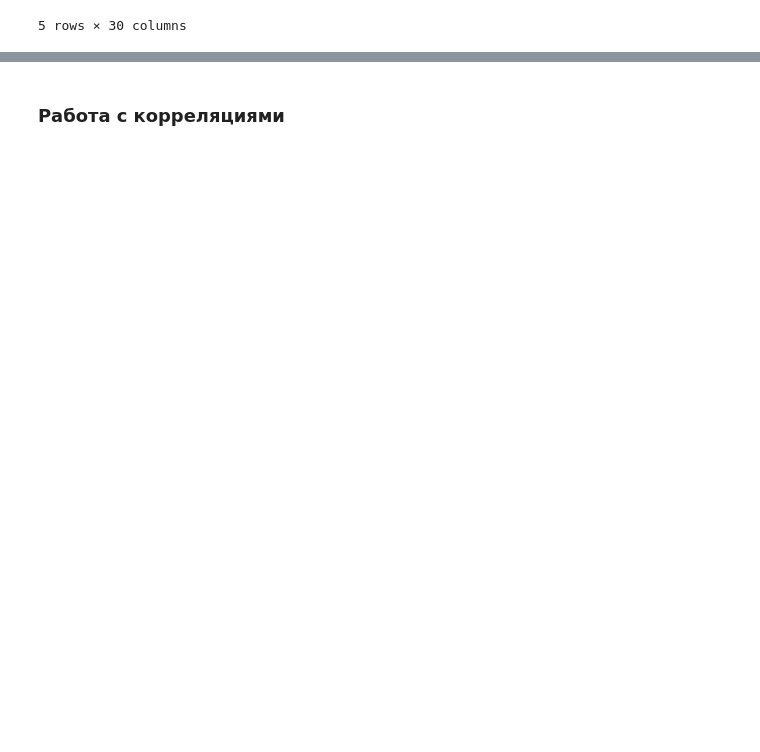
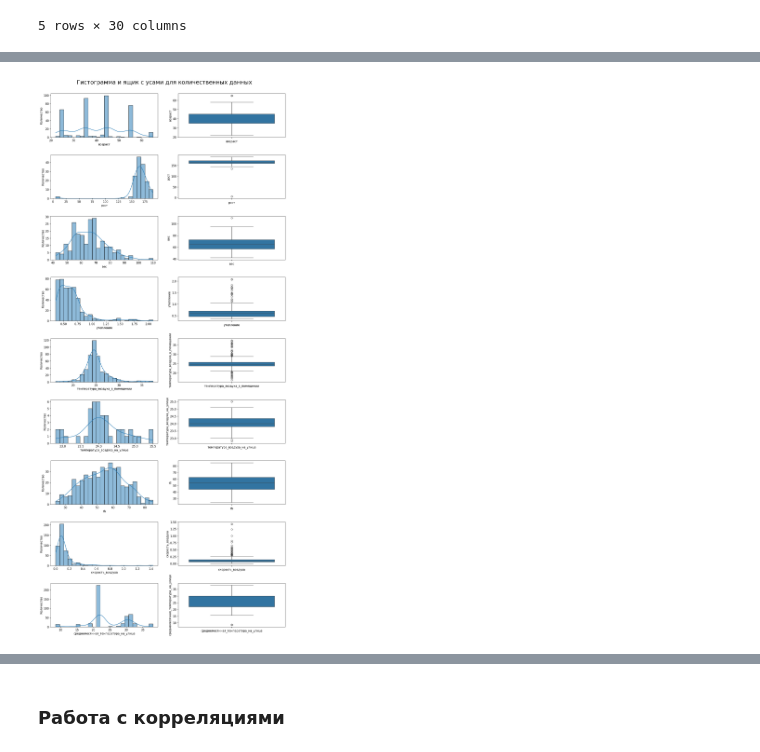
Before and after one commit to olegg366/SCHAD_household_services_09, a Jupyter notebook: main.ipynb, the cells around one changed output, grey strips where cells are left out. Saved outputs shown, nothing was run; the diff lists cells and outputs as text; code cells hidden in the pictures; blank space fills up the shorter version.

Commit message:
Первичная проверка, графики, типы данных

```diff
--- a/main.ipynb
+++ b/main.ipynb
@@ -30,0 +81,25 @@ df.head()
+# %%
+#гистограммы и ящики с усами для количественных переменных
+import matplotlib.pyplot as plt
+import seaborn as sns
+def plot_hist(data, col_column):
+    rows = len(col_column)
+    f, ax = plt.subplots(rows, 2, figsize=(8, 15))
+    f.tight_layout()
+    f.set_figheight(30)
+    f.set_figwidth(14)
+    plt.rcParams.update({'font.size': 11})
+
+    for i, col in enumerate(col_column):
+        sns.histplot(data[col], kde=True, bins=24, ax=ax[i, 0])
+        sns.boxplot(data[col], ax=ax[i, 1])
+
+        ax[i, 0].set_xlabel(col)
+        ax[i, 1].set_xlabel(col)
+        ax[i, 0].set_ylabel('Количество')
+    plt.suptitle("Гистограмма и ящик с усами для количественных данных", fontsize=22, y=1.01)
+    plt.show()
+
+plot_hist(df, ["возраст", "рост", "вес",'утепление', "температура_воздуха_в_помещении", "температура_воздуха_на_улице","rh","скорость_воздуха", "среднемесячная_температура_на_улице"])
+# %% [output]
+[figure, added]
```
Also changed, not shown: parts of 15 cells of this notebook.
